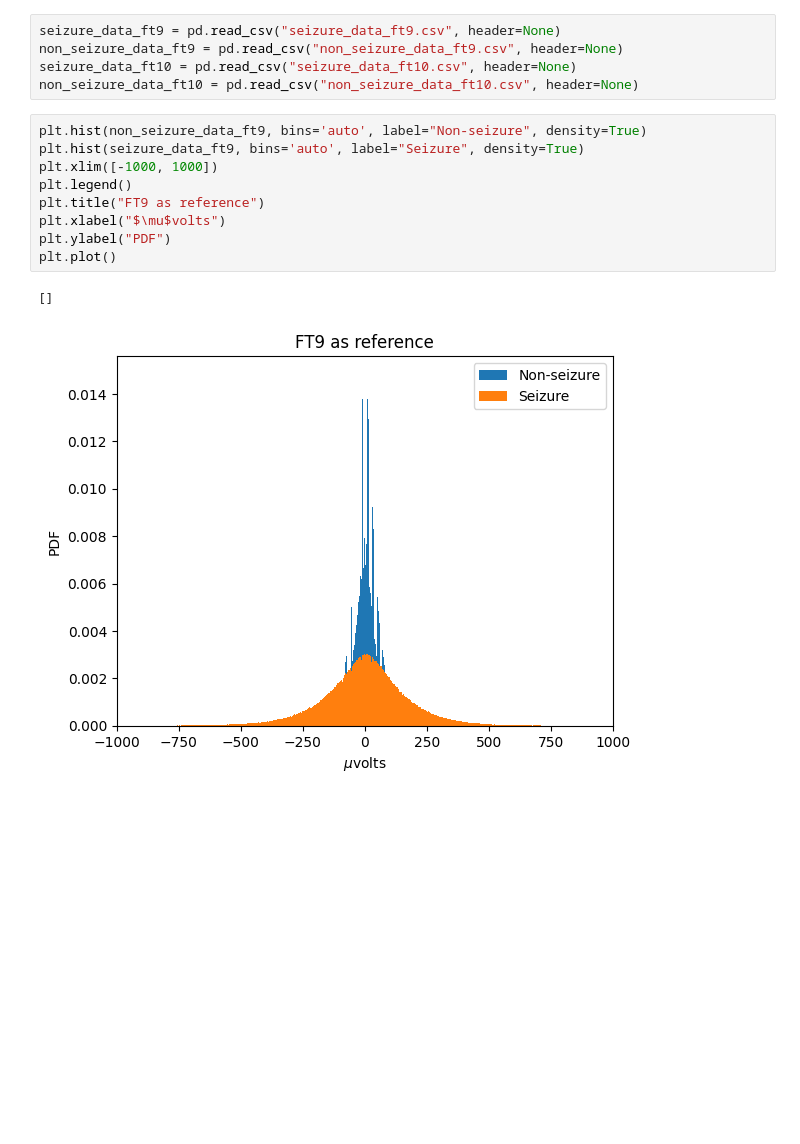
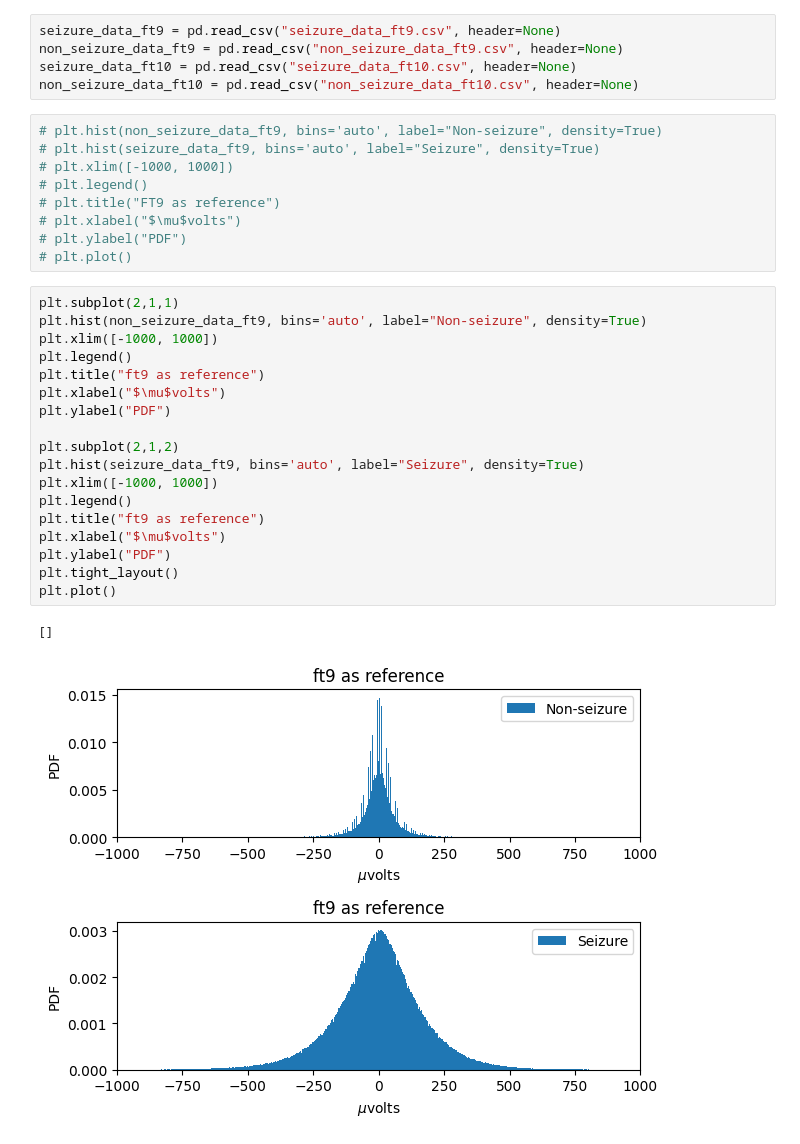
Before and after one commit to imraunav/Estimation-and-Detection, a Jupyter notebook: data_processing.ipynb, the cells around one changed output. Cells and saved outputs as stored; diff of their text form; blank space fills up the shorter version.

```diff
--- a/data_processing.ipynb
+++ b/data_processing.ipynb
@@ -118,15 +113,33 @@ non_seizure_data_ft9 = pd.read_csv("non_seizure_data_ft9.csv", header=None)
 seizure_data_ft10 = pd.read_csv("seizure_data_ft10.csv", header=None)
 non_seizure_data_ft10 = pd.read_csv("non_seizure_data_ft10.csv", header=None)
 # %%
-plt.hist(non_seizure_data_ft9, bins='auto', label="Non-seizure", density=True)
-plt.hist(seizure_data_ft9, bins='auto', label="Seizure", density=True)
-plt.xlim([-1000, 1000])
-plt.legend()
-plt.title("FT9 as reference")
-plt.xlabel("$\mu$volts")
-plt.ylabel("PDF")
-plt.plot()
+# plt.hist(non_seizure_data_ft9, bins='auto', label="Non-seizure", density=True)
+# plt.hist(seizure_data_ft9, bins='auto', label="Seizure", density=True)
+# plt.xlim([-1000, 1000])
+# plt.legend()
+# plt.title("FT9 as reference")
+# plt.xlabel("$\mu$volts")
+# plt.ylabel("PDF")
+# plt.plot()
-# %% [output]
-[]
-[figure, removed]
+# %%
+plt.subplot(2,1,1)
+plt.hist(non_seizure_data_ft9, bins='auto', label="Non-seizure", density=True)
+plt.xlim([-1000, 1000])
+plt.legend()
+plt.title("ft9 as reference")
+plt.xlabel("$\mu$volts")
+plt.ylabel("PDF")
+
+plt.subplot(2,1,2)
+plt.hist(seizure_data_ft9, bins='auto', label="Seizure", density=True)
+plt.xlim([-1000, 1000])
+plt.legend()
+plt.title("ft9 as reference")
+plt.xlabel("$\mu$volts")
+plt.ylabel("PDF")
+plt.tight_layout()
+plt.plot()
+# %% [output]
+[]
+[figure, added]
 # %%
```
Also changed, not shown: parts of 17 cells of this notebook, 4 other files.
